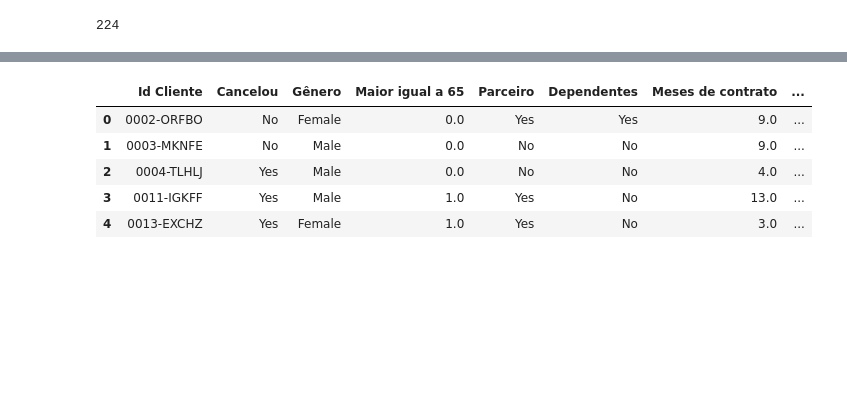
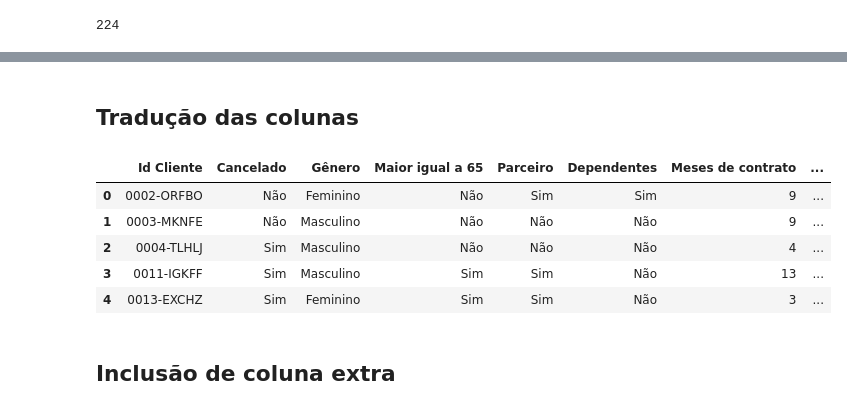
Before and after one commit to mdorrocha/challenge-evasao-clientes, a Jupyter notebook: data_science_semana_1.ipynb, the cells around one changed output, grey strips where cells are left out. Cells and saved outputs as stored; diff of their text form; code cells hidden in the pictures; blank space fills up the shorter version.

```diff
--- a/data_science_semana_1.ipynb
+++ b/data_science_semana_1.ipynb
@@ -94,10 +98,9 @@ PaymentMethod ['Mailed check' 'Electronic check' 'Credit card (automatic)'
  'Bank transfer (automatic)']
 Charges.Monthly [65.6  59.9  73.9  ... 91.75 68.8  67.85]
 Charges.Total ['593.3' '542.4' '280.85' ... '742.9' '4627.65' '3707.6']
-# %%
-# convertendo a coluna Charges.Total para float
-dados_combinados['Charges.Total'].replace(' ', '0', inplace=True)
-dados_combinados['Charges.Total'] = dados_combinados['Charges.Total'].astype({'Charges.Total': 'float64'})
+# %%
+# convertendo a coluna charges.total para float
+dados_combinados['Charges.Total'] = pd.to_numeric(dados_combinados['Charges.Total'], errors='coerce').fillna(0.0)
 # %%
 # total de registros cujo valor em Churn é vazio
 churn_vazio = dados_combinados.Churn == ''
@@ -110,6 +128,6 @@ dados_combinados.drop(dados_combinados[churn_vazio].index, inplace=True)
 # %%
 # reindexando o dataframe
 new_index = range(dados_combinados.shape[0])
-dados_combinados = dados_combinados.reindex(new_index)
-dados_combinados
+dados_combinados.index = new_index
+dados_combinados.info()
 # %% [output]
@@ -129,18 +151,68 @@ dados_combinados
+# %% [markdown]
+## Tradução das colunas
 # %%
 #traduzindo as colunas
-colunas_traduzidas = ['Id Cliente', 'Cancelou', 'Gênero', 'Maior igual a 65', 'Parceiro', 'Dependentes',
+colunas_traduzidas = ['Id Cliente', 'Cancelado', 'Gênero', 'Maior igual a 65', 'Parceiro', 'Dependentes',
 'Meses de contrato', 'Serviço telefônico', 'Múltiplas linhas', 'Serviço de internet', 'Segurança online',
 'Backup online', 'Proteção do dispositivo', 'Suporte técnico', 'TV a cabo', 'Streaming de filmes',
 'Tipo de contrato', 'Fatura online', 'Forma de pagamento', 'Valor por mês', 'Valor total']
 dados_combinados.columns = colunas_traduzidas
-dados_combinados.head()
-# %% [output]
-|  | Id Cliente | Cancelou | Gênero | Maior igual a 65 | Parceiro | Dependentes | Meses de contrato | ... |
-| 0 | 0002-ORFBO | No | Female | 0.0 | Yes | Yes | 9.0 | ... |
-| 1 | 0003-MKNFE | No | Male | 0.0 | No | No | 9.0 | ... |
-| 2 | 0004-TLHLJ | Yes | Male | 0.0 | No | No | 4.0 | ... |
-| 3 | 0011-IGKFF | Yes | Male | 1.0 | Yes | No | 13.0 | ... |
-| 4 | 0013-EXCHZ | Yes | Female | 1.0 | Yes | No | 3.0 | ... |
+# %%
+# traduzindo os valores nas colunas
+colunas_valores = {
+    ('Cancelado', 'Parceiro', 'Dependentes', 'Serviço telefônico', 'Fatura online'): {
+        'Yes': 'Sim',
+        'No': 'Não'
+    },
+    ('Gênero', ): {
+        'Female': 'Feminino',
+        'Male': 'Masculino'
+    },
+    ('Serviço de internet', ): {
+        'DSL': 'DSL',
+        'Fiber optic': 'Fibra Ótica',
+        'No': 'Não'
+    },
+    ('Segurança online', 'Backup online', 'Proteção do dispositivo',
+    'Suporte técnico', 'TV a cabo', 'Streaming de filmes'): {
+        'No': 'Não',
+        'Yes': 'Sim',
+        'No internet service': 'Sem internet'
+    },
+    ('Tipo de contrato', ): {
+        'One year': 'Anual',
+        'Month-to-month': 'Mensal',
+        'Two year': '2 anos'
+    },
+    ('Forma de pagamento', ): {
+        'Mailed check': 'Cheque enviado',
+        'Electronic check': 'Cheque eletrônico',
+        'Credit card (automatic)': 'Cartão de crédito',
+        'Bank transfer (automatic)': 'Transferência bancária'
+    },
+    ('Múltiplas linhas', ): {
+        'No': 'Não',
+        'Yes': 'Sim',
+        'No phone service': 'Sem telefone'
+    },
+    ('Maior igual a 65', ): {
+        0: 'Não',
+        1: 'Sim'
+    }
+}
+for colunas, value in colunas_valores.items():
+    for coluna in colunas:
+        dados_combinados[coluna] = dados_combinados[coluna].map(value)
+dados_combinados.head()
+# %% [output]
+|  | Id Cliente | Cancelado | Gênero | Maior igual a 65 | Parceiro | Dependentes | Meses de contrato | ... |
+| 0 | 0002-ORFBO | Não | Feminino | Não | Sim | Sim | 9 | ... |
+| 1 | 0003-MKNFE | Não | Masculino | Não | Não | Não | 9 | ... |
+| 2 | 0004-TLHLJ | Sim | Masculino | Não | Não | Não | 4 | ... |
+| 3 | 0011-IGKFF | Sim | Masculino | Sim | Sim | Não | 13 | ... |
+| 4 | 0013-EXCHZ | Sim | Feminino | Sim | Sim | Não | 3 | ... |
+# %% [markdown]
+## Inclusão de coluna extra
 # %%
 # incluindo a coluna Gastos diários
 dados_combinados.insert(19, 'Gastos diários', value=round(dados_combinados['Valor por mês']/30, 2))
```
Also changed, not shown: parts of 7 cells of this notebook, 3 other files.
